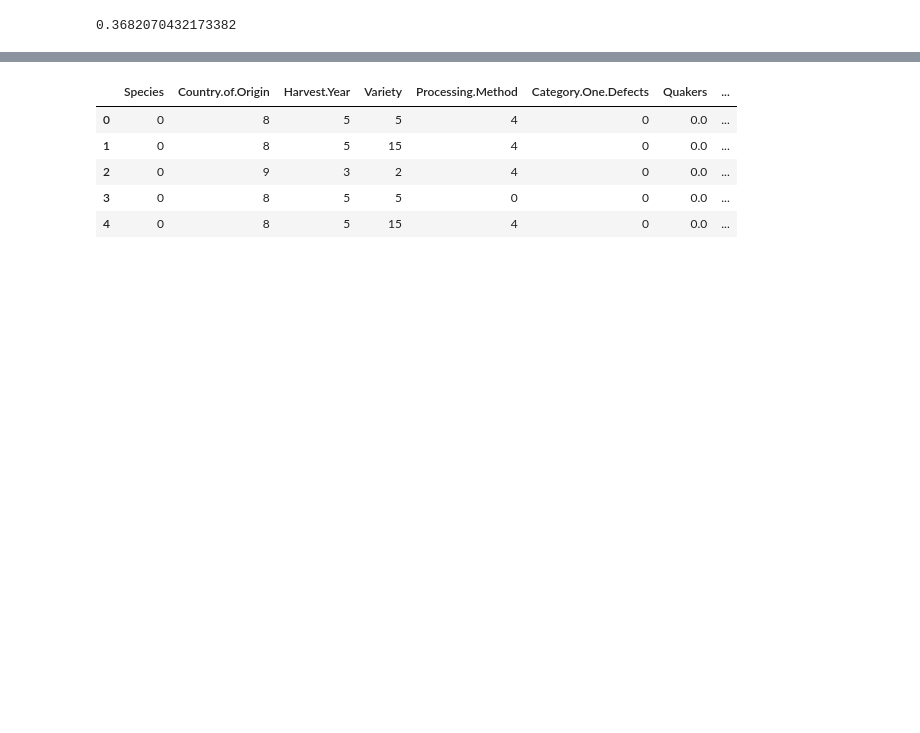
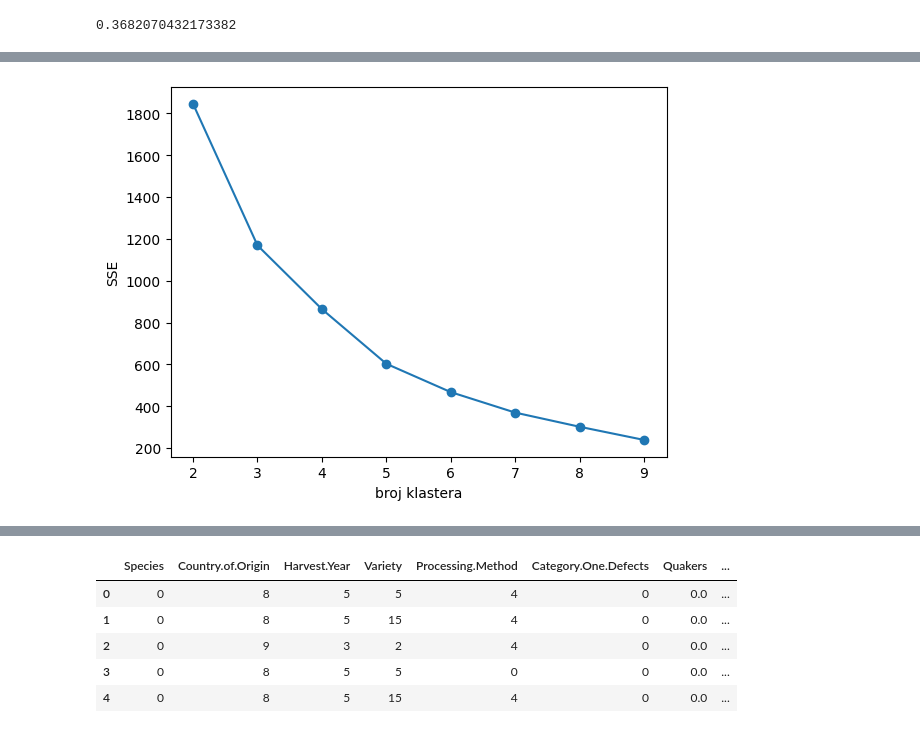
Before and after one commit to MATF-istrazivanje-podataka-1/2023_Data_Mining_Coffee_Quality_Dataset, a Jupyter notebook: models/clustering/kmeans.ipynb, the cells around one changed output, grey strips where cells are left out. Saved outputs shown, nothing was run; the diff lists cells and outputs as text; code cells hidden in the pictures; blank space fills up the shorter version.

```diff
--- a/models/clustering/kmeans.ipynb
+++ b/models/clustering/kmeans.ipynb
@@ -166,3 +178,11 @@ plt.show()
+# %%
+plt.plot([i for i in range(2,10)], sse,marker='o')
+plt.xlabel("broj klastera")
+plt.ylabel("SSE")
+
+plt.show()
+# %% [output]
+[figure, added]
 # %%
 plt.plot([i for i in range(2,10)],silh,marker='o')
 plt.xlabel("Broj klastera")
```
Also changed, not shown: parts of 18 cells of this notebook, 4 other files.
